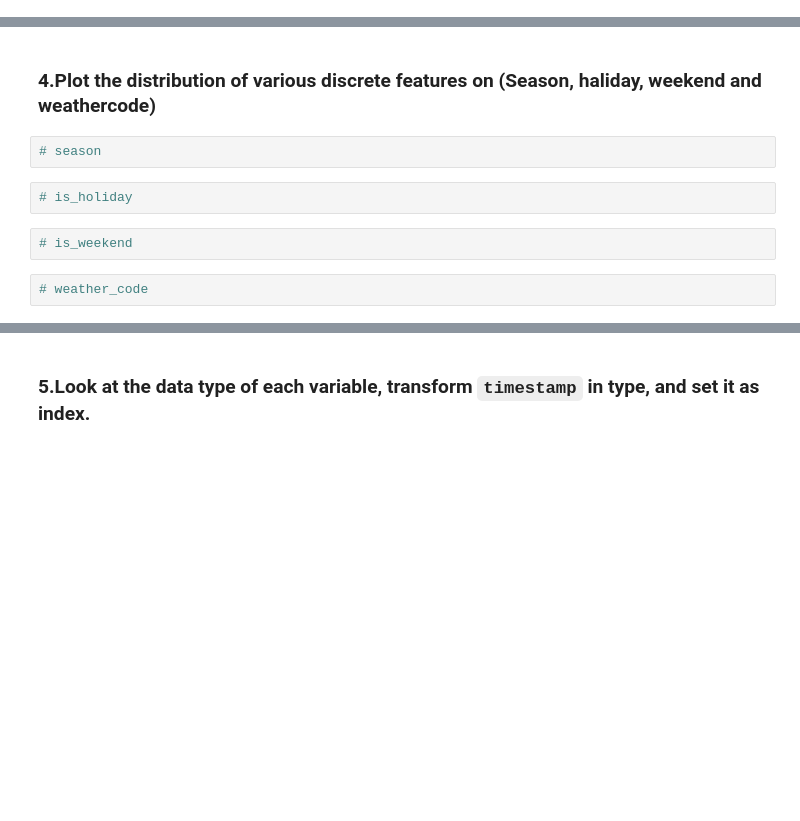
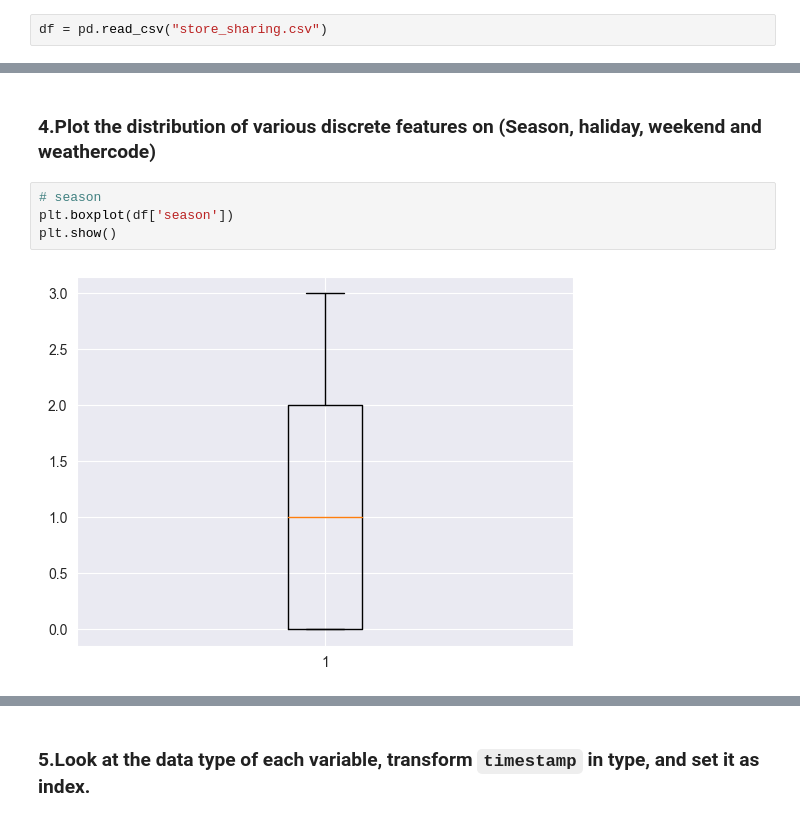
Before and after one commit to fenyx-it-academy/Class7-Week20-Data-Visualization-Seaborn-Matplotlib, a Jupyter notebook: Data_Visualisation_(Seaborn_Matplotlib).ipynb, the cells around one changed output, grey strips where cells are left out. Drawn from its saved outputs; the diff is of its cells as text; blank space fills up the shorter version.

Commit message:
Data visualization part 1

```diff
--- a/Data_Visualisation_(Seaborn_Matplotlib).ipynb
+++ b/Data_Visualisation_(Seaborn_Matplotlib).ipynb
@@ -56,5 +56,7 @@ import warnings
 warnings.filterwarnings("ignore")
 # %% [markdown]
 ### 2.Read dataset
+# %%
+df = pd.read_csv("store_sharing.csv")
 # %% [markdown]
 ### 3.Check missing values and if there are any dublicate rows or not.
@@ -61,10 +81,8 @@ warnings.filterwarnings("ignore")
 # %% [markdown]
 ### 4.Plot the distribution of various discrete features on (Season, haliday, weekend and weathercode)
-# %%
-# season
-# %%
-# is_holiday
-# %%
-# is_weekend
-# %%
-# weather_code
+# %%
+# season
+plt.boxplot(df['season'])
+plt.show()
+# %% [output]
+[figure, added]
```
Also changed, not shown: parts of 46 cells of this notebook.
